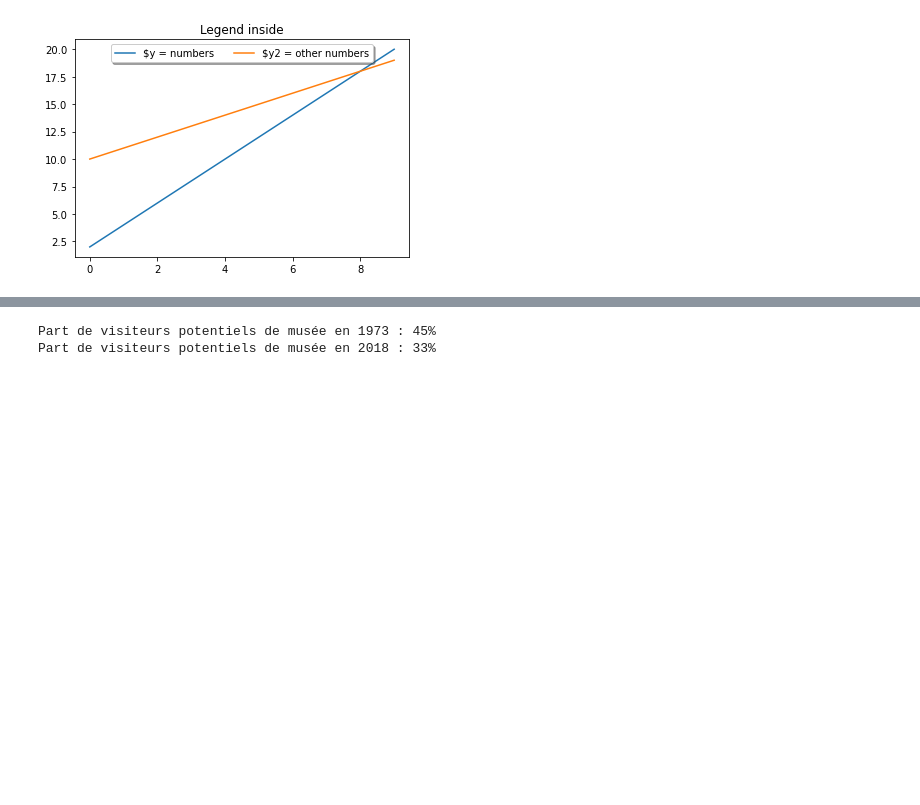
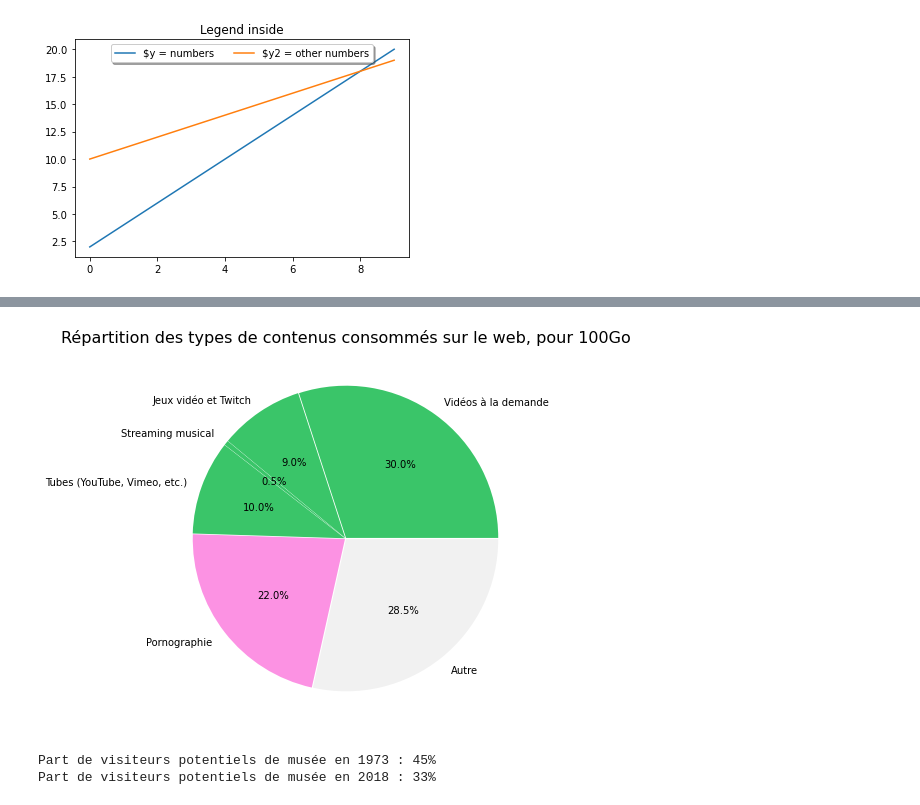
Before and after one commit to MaximoRose/mbr_DEPS_analysis, a Jupyter notebook: Pour_Instagram.ipynb, the cells around one changed output, grey strips where cells are left out. Saved outputs shown, nothing was run; the diff lists cells and outputs as text; code cells hidden in the pictures; blank space fills up the shorter version.

```diff
--- a/Pour_Instagram.ipynb
+++ b/Pour_Instagram.ipynb
@@ -93,3 +78,21 @@ TypeError: 'PolyCollection' object is not iterable
+# %%
+# Données du rapport
+labels = ['Vidéos à la demande', 'Jeux vidéo et Twitch', 'Streaming musical', 'Tubes (YouTube, Vimeo, etc.)', 'Pornographie', 'Autre']
+values = [30, 9, 0.5, 10, 22, (100 - 30 - 9 -0.5 -10 -22)]
+titre = "Répartition des types de contenus consommés sur le web, pour 100Go"
+#couleur_camembert_serge_gainsbourg = ["#f2cb26", "#00a154", "#0083c6", "#dc0036", "#fc8934", "#e3e3e3", "#fb85a7", "#00b3f0"]
+couleur_camembert_serge_gainsbourg = ["#3ac569", "#3ac569", "#3ac569", "#3ac569", "#fc92e3", "#f1f1f1", "#ff8c00", "#ff00ff"]
+affichage_pourcentage = "%1.1f%%"
+eclatement_entre_les_tranches_de_calandos = 0.005
+
+# CAMEMBERISATION
+explode = (eclatement_entre_les_tranches_de_calandos,)*len(labels)
+fig = plt.figure(figsize = (10, 7))
+plt.pie(values, labels = labels, autopct=affichage_pourcentage, colors=couleur_camembert_serge_gainsbourg, explode = explode)
+plt.title(titre, size = 16)
+plt.show()
+# %% [output]
+[figure, added]
 # %%
 print("Part de visiteurs potentiels de musée en 1973 : " + str(somme_visiteur_de_musee_par_annee[0])+'%')
 print("Part de visiteurs potentiels de musée en 2018 : " + str(somme_visiteur_de_musee_par_annee[-1])+'%')
```
Also changed, not shown: parts of 12 cells of this notebook.
